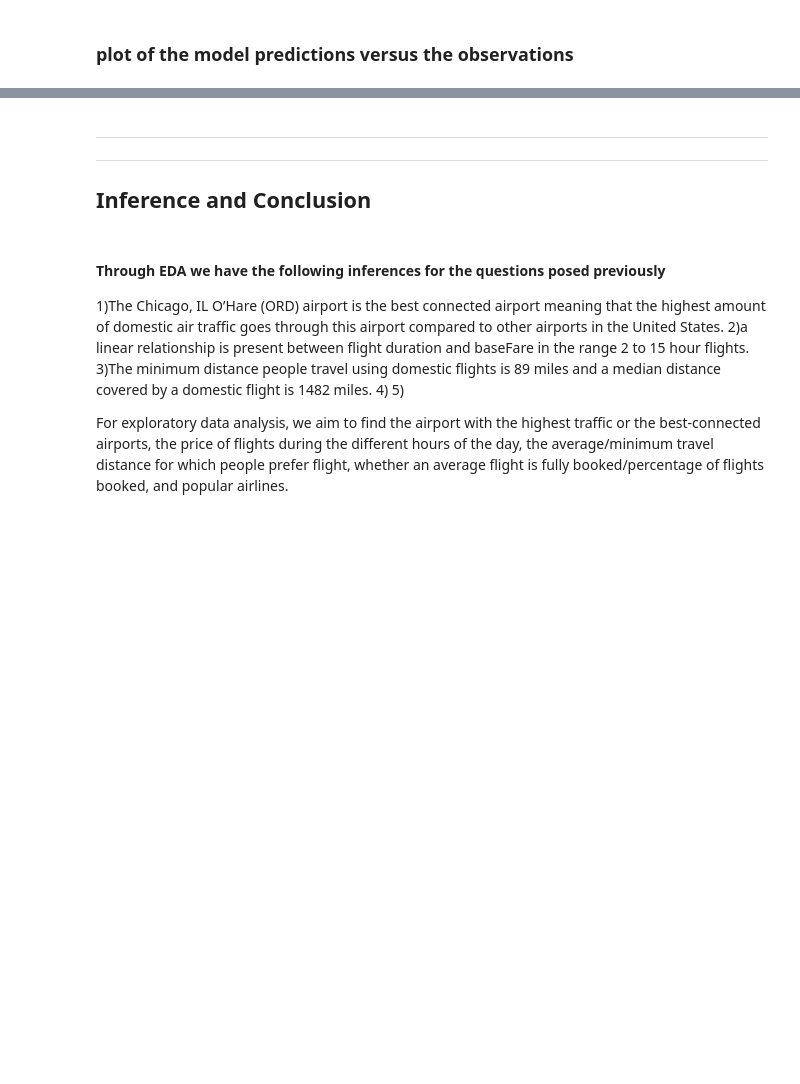
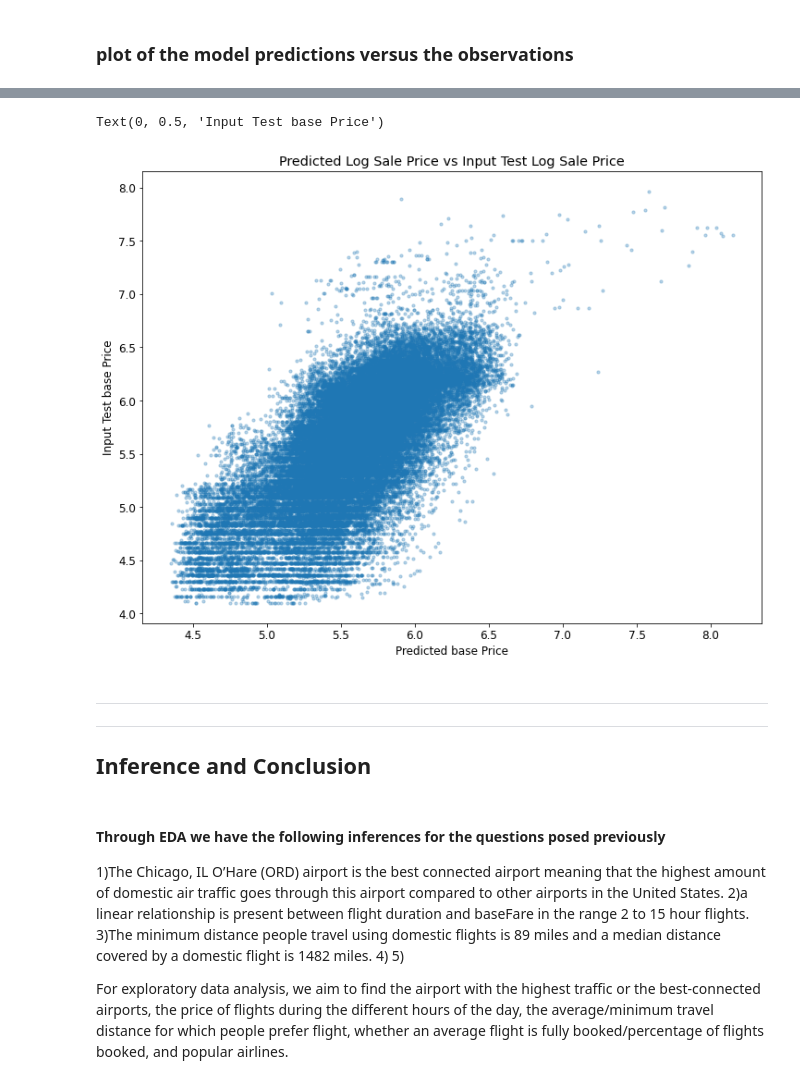
Before and after one commit to ChrisAlex2104/Data-and-Network-project, a Jupyter notebook: Final Project Notebook_v1.ipynb, the cells around one changed output, grey strips where cells are left out. Cells and saved outputs as stored; diff of their text form; code cells hidden in the pictures; blank space fills up the shorter version.

```diff
--- a/Final Project Notebook_v1.ipynb
+++ b/Final Project Notebook_v1.ipynb
@@ -727,3 +802,11 @@ ridge_model.score(X_train, y_train)
+# %%
+plt.scatter(x=y_predicted_test,y=y_test,s=10,alpha=0.3)
+plt.title("Predicted Log Sale Price vs Input Test Log Sale Price")
+plt.xlabel("Predicted base Price")
+plt.ylabel("Input Test base Price")
+# %% [output]
+Text(0, 0.5, 'Input Test base Price')
+[figure, added]
 # %% [markdown]
 <hr style="border: 5px solid #003262;" />
 <hr style="border: 1px solid #fdb515;" />
```
Also changed, not shown: parts of 19 cells of this notebook.
